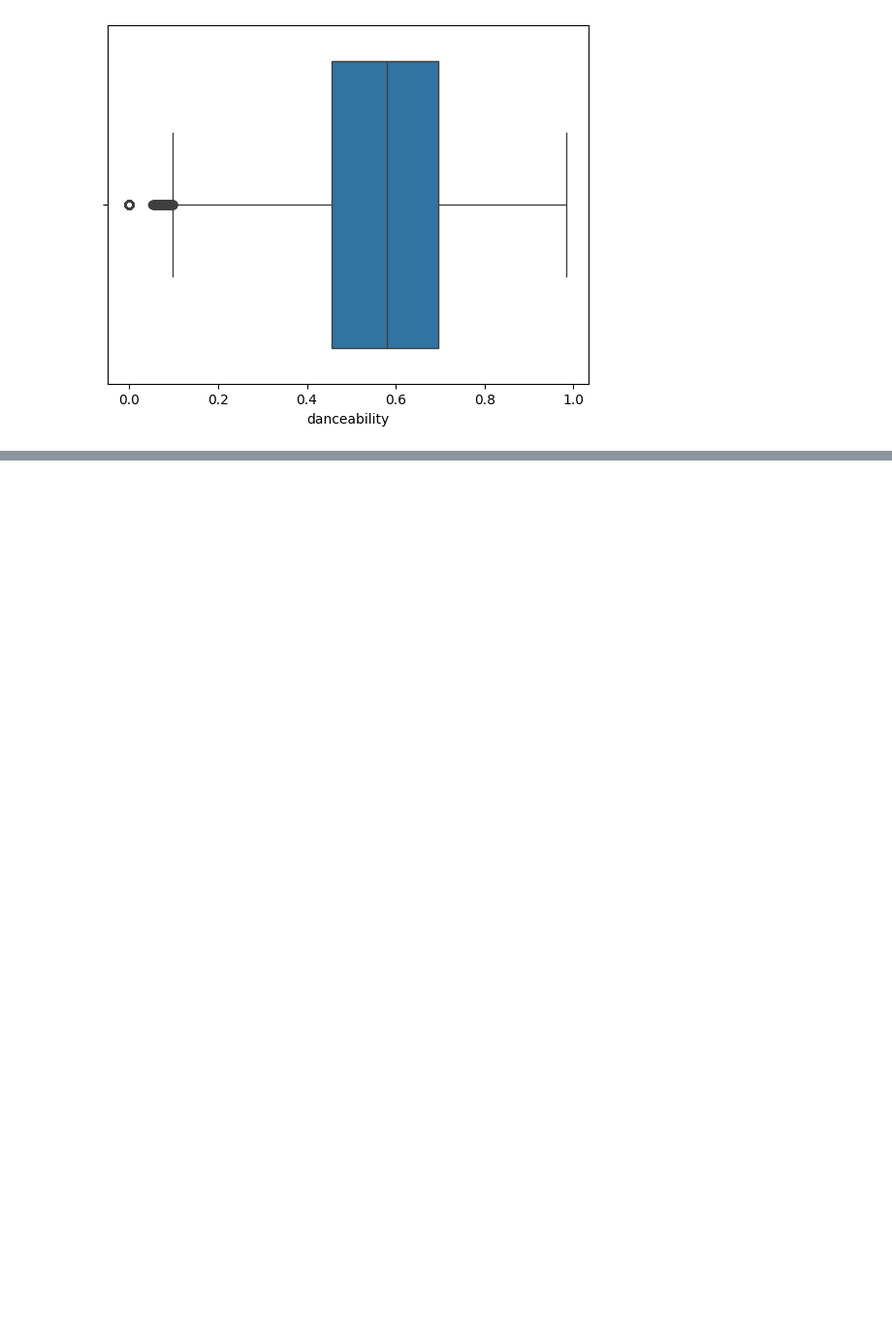
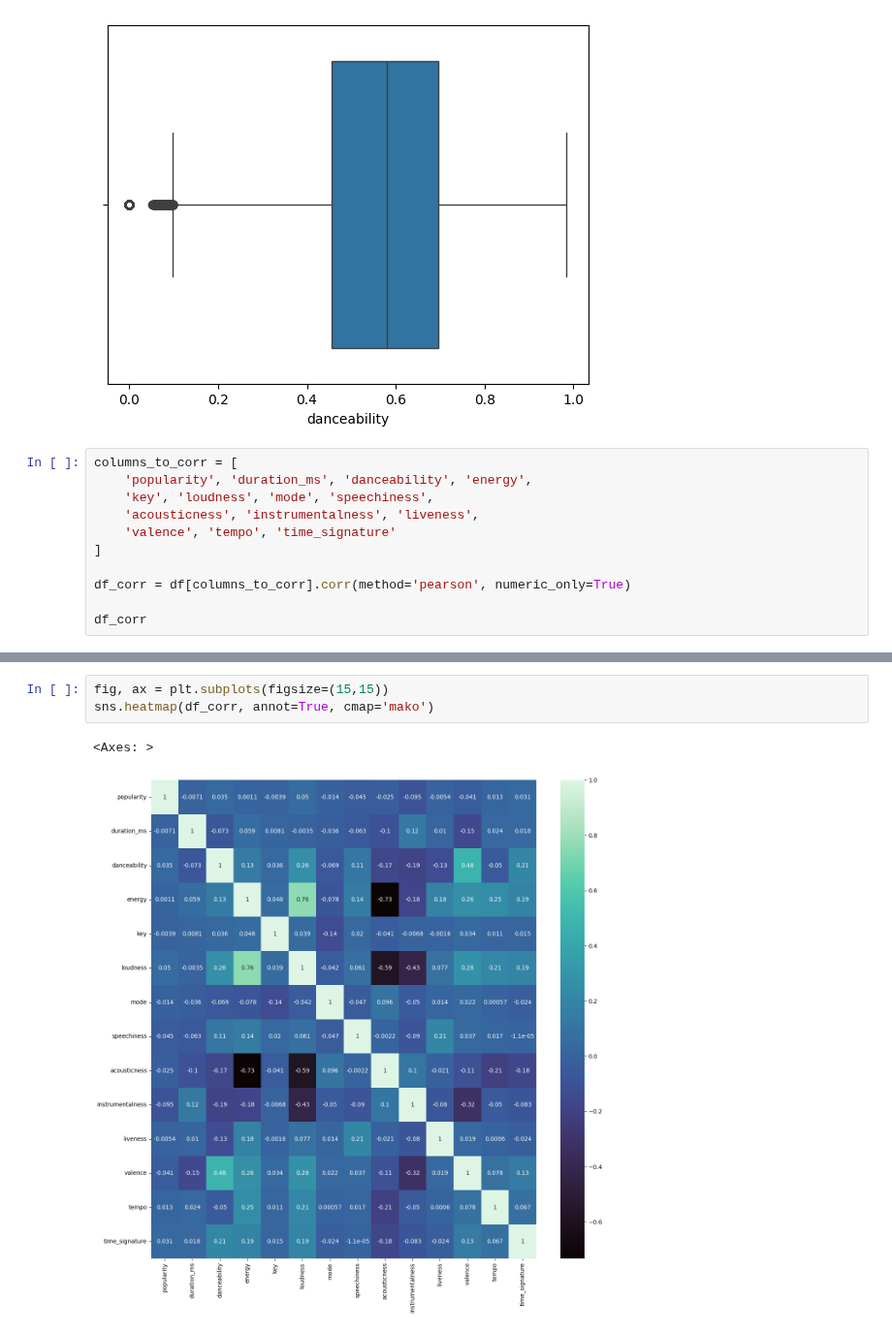
Before and after one commit to ckongshaug87/spotify_eda_chrissykongshaug, a Jupyter notebook: notebook/spotify.ipynb, the cells around one changed output, grey strips where cells are left out. Shown at 97% size. Drawn from its saved outputs; the diff is of its cells as text; blank space fills up the shorter version.

```diff
--- a/notebook/spotify.ipynb
+++ b/notebook/spotify.ipynb
@@ -176,3 +176,14 @@ sns.boxplot(x=df['danceability'])
 # %% [output]
 <Axes: xlabel='danceability'>
 [figure]
+# %%
+columns_to_corr = [
+    'popularity', 'duration_ms', 'danceability', 'energy',
+    'key', 'loudness', 'mode', 'speechiness',
+    'acousticness', 'instrumentalness', 'liveness',
+    'valence', 'tempo', 'time_signature'
+]
+
+df_corr = df[columns_to_corr].corr(method='pearson', numeric_only=True)
+
+df_corr
@@ -178,0 +206,6 @@ sns.boxplot(x=df['danceability'])
+# %%
+fig, ax = plt.subplots(figsize=(15,15))
+sns.heatmap(df_corr, annot=True, cmap='mako')
+# %% [output]
+<Axes: >
+[figure, added]
```
Also changed, not shown: parts of 6 cells of this notebook.
